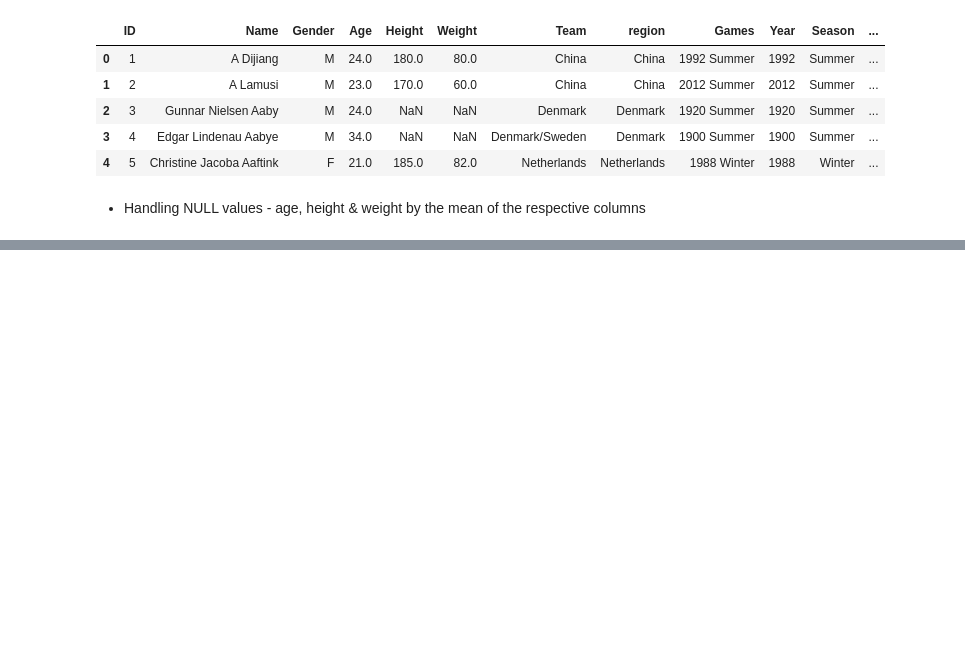
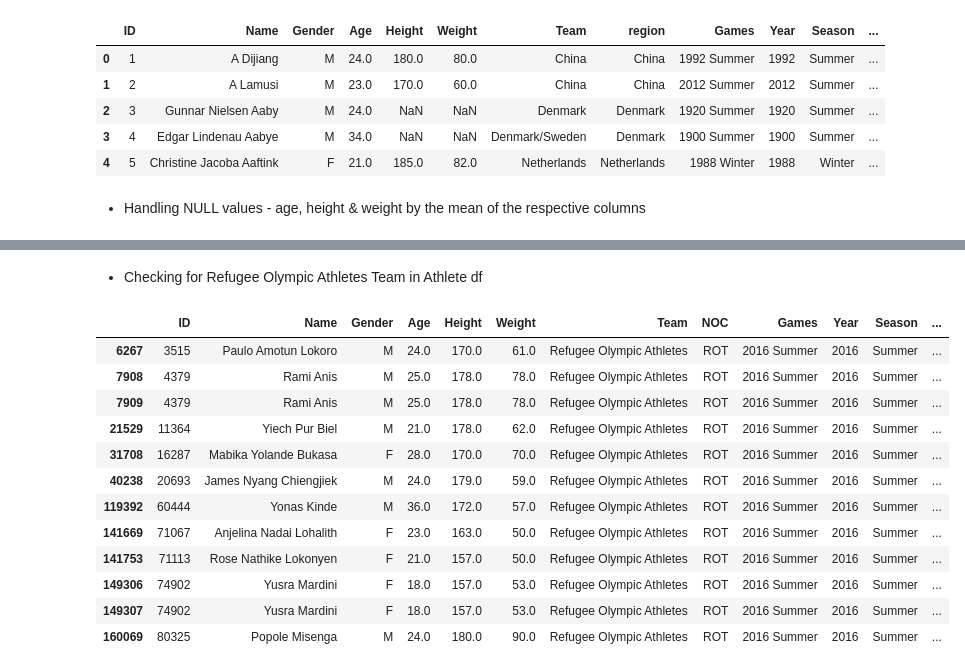
Before and after one commit to Naveen-Karanamu/Olympics-Data-Analytics, a Jupyter notebook: main.ipynb, the cells around one changed output, grey strips where cells are left out. Saved outputs shown, nothing was run; the diff lists cells and outputs as text; code cells hidden in the pictures; blank space fills up the shorter version.

```diff
--- a/main.ipynb
+++ b/main.ipynb
@@ -20,8 +20,8 @@ import seaborn as sns
 # %% [markdown]
 * Reading Datasets
 # %%
-athlete=pd.read_csv("https://raw.githubusercontent.com/Naveen-Karanamu/DataSets/master/Olympics%20Datasets/athlete_events.csv?token=GHSAT0AAAAAABRRAV2T7M36FLNAJ6UORK34YTQFXPQ")
-noc=pd.read_csv("https://raw.githubusercontent.com/Naveen-Karanamu/DataSets/master/Olympics%20Datasets/noc_regions.csv?token=GHSAT0AAAAAABRRAV2SSP7UWIEH243DGKIEYTQFX3A")
+athlete=pd.read_csv("https://raw.githubusercontent.com/Naveen-Karanamu/DataSets/master/Olympics%20Datasets/athlete_events.csv?token=GHSAT0AAAAAABRRAV2SDB67L33JLBJL7SUAYTQH7WQ")
+noc=pd.read_csv("https://raw.githubusercontent.com/Naveen-Karanamu/DataSets/master/Olympics%20Datasets/noc_regions.csv?token=GHSAT0AAAAAABRRAV2SD7YLNFOA4SWDWTWOYTQH7PQ")
 # %% [markdown]
 * Creating the copies of the dataframe
 # %%
@@ -171,0 +252,18 @@ dtype: int64
+# %% [markdown]
+* Checking for Refugee Olympic Athletes Team in Athlete df
+# %%
+athlete[athlete.Team=='Refugee Olympic Athletes']
+# %% [output]
+|  | ID | Name | Gender | Age | Height | Weight | Team | NOC | Games | Year | Season | ... |
+| 6267 | 3515 | Paulo Amotun Lokoro | M | 24.0 | 170.0 | 61.0 | Refugee Olympic Athletes | ROT | 2016 Summer | 2016 | Summer | ... |
+| 7908 | 4379 | Rami Anis | M | 25.0 | 178.0 | 78.0 | Refugee Olympic Athletes | ROT | 2016 Summer | 2016 | Summer | ... |
+| 7909 | 4379 | Rami Anis | M | 25.0 | 178.0 | 78.0 | Refugee Olympic Athletes | ROT | 2016 Summer | 2016 | Summer | ... |
+| 21529 | 11364 | Yiech Pur Biel | M | 21.0 | 178.0 | 62.0 | Refugee Olympic Athletes | ROT | 2016 Summer | 2016 | Summer | ... |
+| 31708 | 16287 | Mabika Yolande Bukasa | F | 28.0 | 170.0 | 70.0 | Refugee Olympic Athletes | ROT | 2016 Summer | 2016 | Summer | ... |
+| 40238 | 20693 | James Nyang Chiengjiek | M | 24.0 | 179.0 | 59.0 | Refugee Olympic Athletes | ROT | 2016 Summer | 2016 | Summer | ... |
+| 119392 | 60444 | Yonas Kinde | M | 36.0 | 172.0 | 57.0 | Refugee Olympic Athletes | ROT | 2016 Summer | 2016 | Summer | ... |
+| 141669 | 71067 | Anjelina Nadai Lohalith | F | 23.0 | 163.0 | 50.0 | Refugee Olympic Athletes | ROT | 2016 Summer | 2016 | Summer | ... |
+| 141753 | 71113 | Rose Nathike Lokonyen | F | 21.0 | 157.0 | 50.0 | Refugee Olympic Athletes | ROT | 2016 Summer | 2016 | Summer | ... |
+| 149306 | 74902 | Yusra Mardini | F | 18.0 | 157.0 | 53.0 | Refugee Olympic Athletes | ROT | 2016 Summer | 2016 | Summer | ... |
+| 149307 | 74902 | Yusra Mardini | F | 18.0 | 157.0 | 53.0 | Refugee Olympic Athletes | ROT | 2016 Summer | 2016 | Summer | ... |
+| 160069 | 80325 | Popole Misenga | M | 24.0 | 180.0 | 90.0 | Refugee Olympic Athletes | ROT | 2016 Summer | 2016 | Summer | ... |
```
Also changed, not shown: parts of 14 cells of this notebook.
